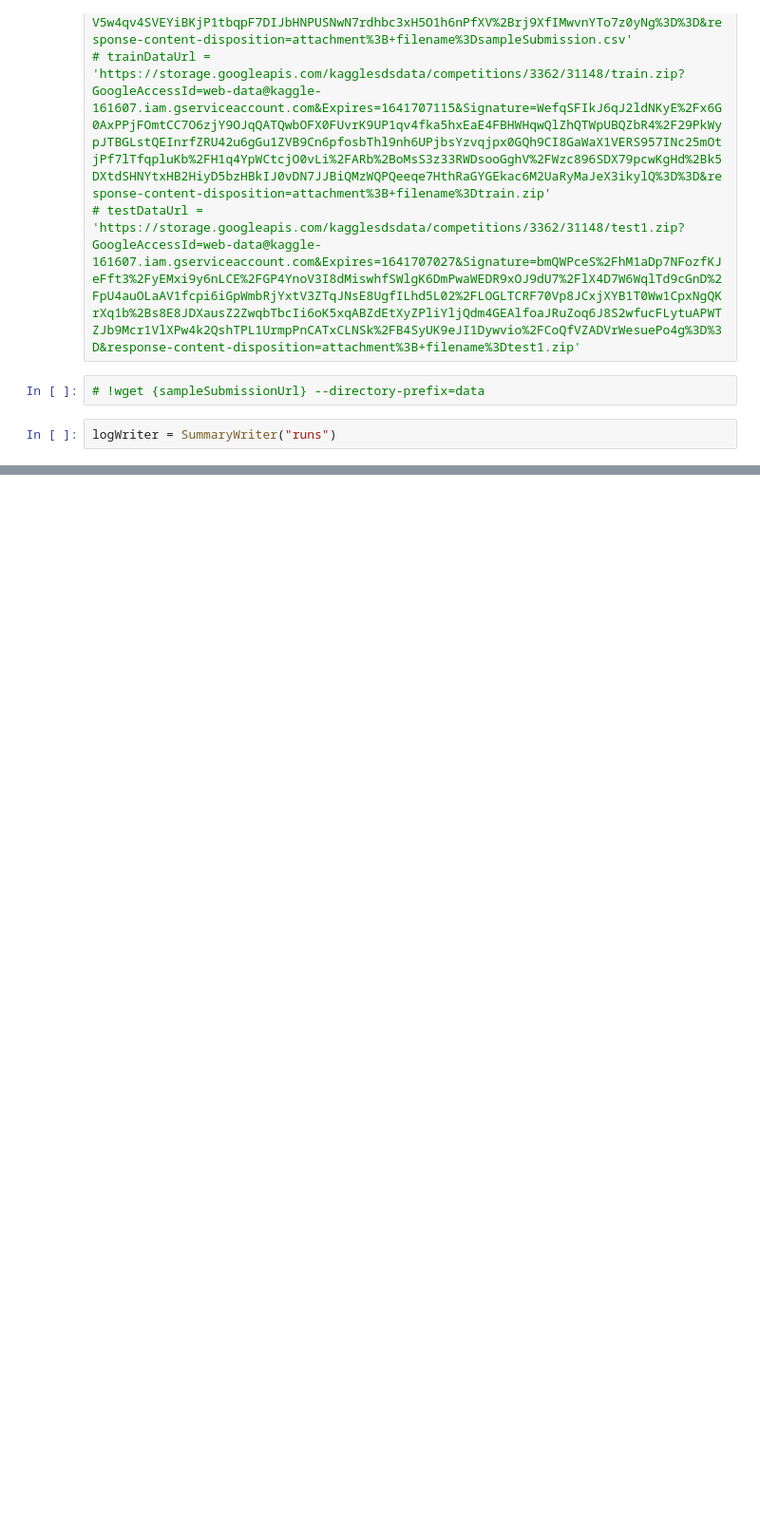
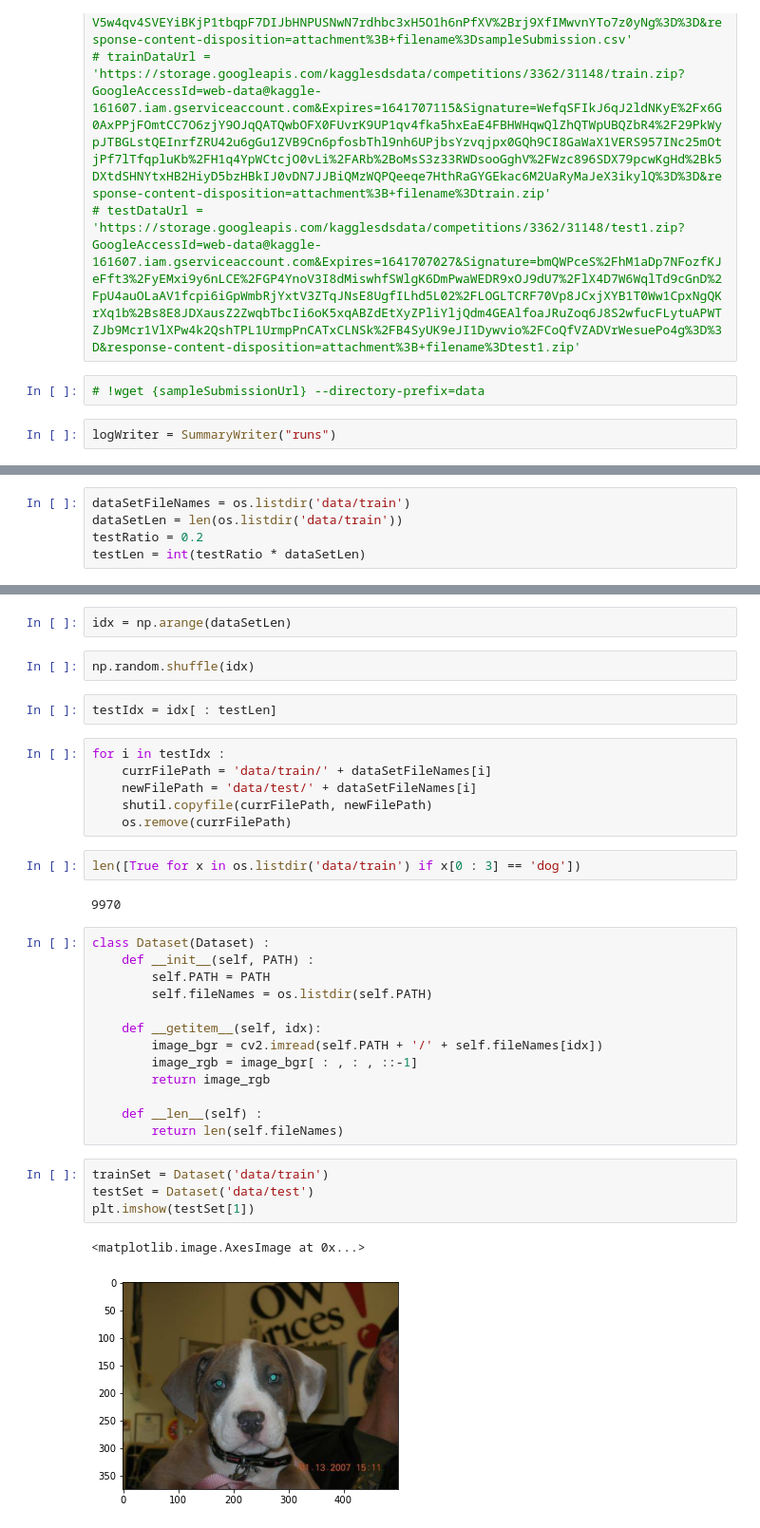
Before and after one commit to amansatyawali/practice, a Jupyter notebook: pytorch/catsVsDogs/training.ipynb, the cells around one changed output, grey strips where cells are left out. Shown: that part at 95% size. Drawn from its saved outputs; the diff is of its cells as text; blank space fills up the shorter version.

```diff
--- a/pytorch/catsVsDogs/training.ipynb
+++ b/pytorch/catsVsDogs/training.ipynb
@@ -24,0 +28,5 @@ testSet =
+# %%
+dataSetFileNames = os.listdir('data/train')
+dataSetLen = len(os.listdir('data/train'))
+testRatio = 0.2
+testLen = int(testRatio * dataSetLen)
@@ -24,0 +35,36 @@ testSet =
+# %%
+idx = np.arange(dataSetLen)
+# %%
+np.random.shuffle(idx)
+# %%
+testIdx = idx[ : testLen]
+# %%
+for i in testIdx :
+    currFilePath = 'data/train/' + dataSetFileNames[i]
+    newFilePath = 'data/test/' + dataSetFileNames[i]
+    shutil.copyfile(currFilePath, newFilePath)
+    os.remove(currFilePath)
+# %%
+len([True for x in os.listdir('data/train') if x[0 : 3] == 'dog'])
+# %% [output]
+9970
+# %%
+class Dataset(Dataset) :
+    def __init__(self, PATH) :
+        self.PATH = PATH
+        self.fileNames = os.listdir(self.PATH)
+
+    def __getitem__(self, idx):
+        image_bgr = cv2.imread(self.PATH + '/' + self.fileNames[idx])
+        image_rgb = image_bgr[ : , : , ::-1]
+        return image_rgb
+
+    def __len__(self) :
+        return len(self.fileNames)
+# %%
+trainSet = Dataset('data/train')
+testSet = Dataset('data/test')
+plt.imshow(testSet[1])
+# %% [output]
+<matplotlib.image.AxesImage at 0x...>
+[figure, added]
```
Also changed, not shown: parts of 6 cells of this notebook.
